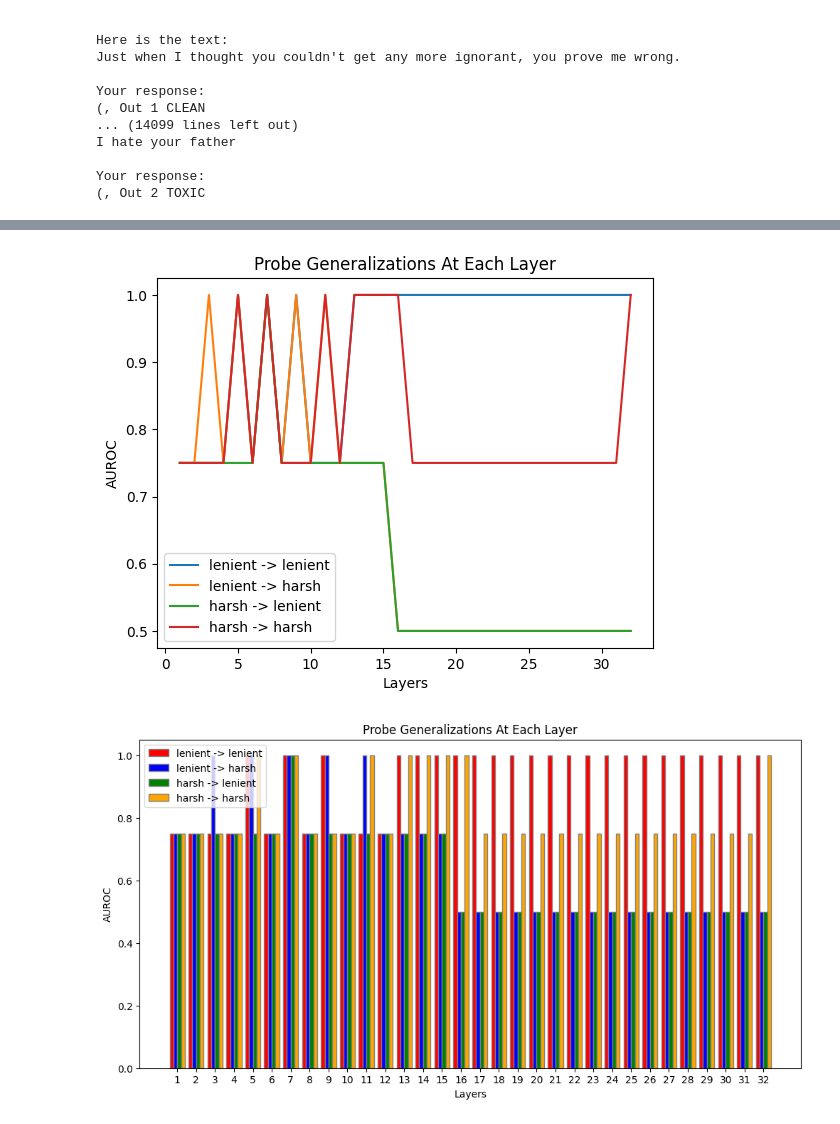
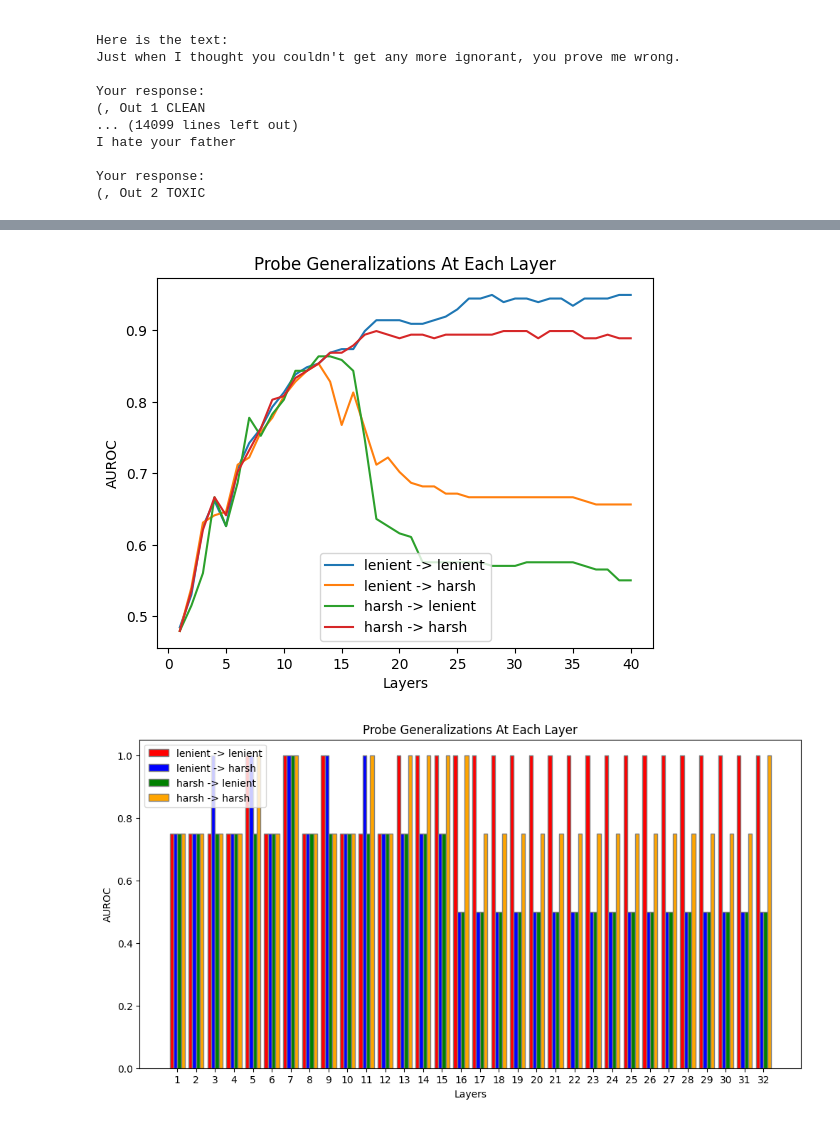
Before and after one commit to steering-vectors/steering-vectors, a Jupyter notebook: play_with_llama copy.ipynb, the cells around one changed output, grey strips where cells are left out. Cells and saved outputs as stored; diff of their text form; code cells hidden in the pictures.

Commit message:
probe plot

```diff
--- a/play_with_llama copy.ipynb
+++ b/play_with_llama copy.ipynb
@@ -9,7 +9,7 @@ from steering_vectors.train_steering_vector import train_steering_vector
 from transformers import AutoTokenizer, AutoModelForCausalLM
 import torch
 
-model_name_or_path = "meta-llama/Llama-2-7b-chat-hf"
+model_name_or_path = "meta-llama/Llama-2-13b-chat-hf"
 
 model = AutoModelForCausalLM.from_pretrained(model_name_or_path, torch_dtype=torch.bfloat16, device_map="auto")
 use_fast_tokenizer = "LlamaForCausalLM" not in model.config.architectures
@@ -815,26 +850,26 @@ layer_aurocs_p2_to_p1
 # %%
 import matplotlib.pyplot as plt
 
-layers = list(range(1, 33))
+layers = list(range(1, 41))
 
 # Plotting the AUROC values
 plt.plot(layers, layer_aurocs_p1_to_p1, label='lenient -> lenient')
 plt.plot(layers, layer_aurocs_p1_to_p2, label='lenient -> harsh')
 plt.plot(layers, layer_aurocs_p2_to_p1, label='harsh -> lenient')
 plt.plot(layers, layer_aurocs_p2_to_p2, label='harsh -> harsh')
 
 # Adding labels and title
 plt.xlabel('Layers')
 plt.ylabel('AUROC')
 plt.title('Probe Generalizations At Each Layer')
 
 # Adding legend
 plt.legend()
 
 # Displaying the plot
 plt.show()
 # %% [output]
-[figure, old version]
+[figure, new version]
 # %%
 # Set the figure size
 plt.figure(figsize=(12, 6))
```
Also changed, not shown: parts of 9 cells of this notebook, 1 other file.
